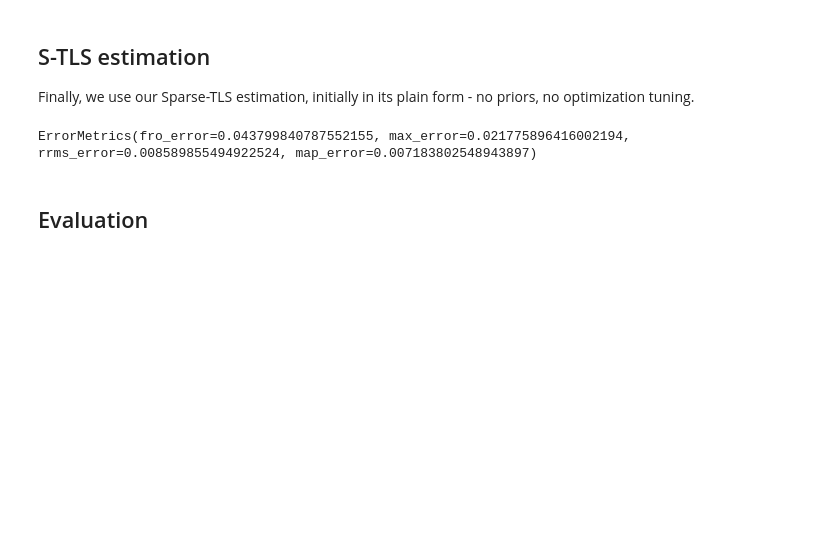
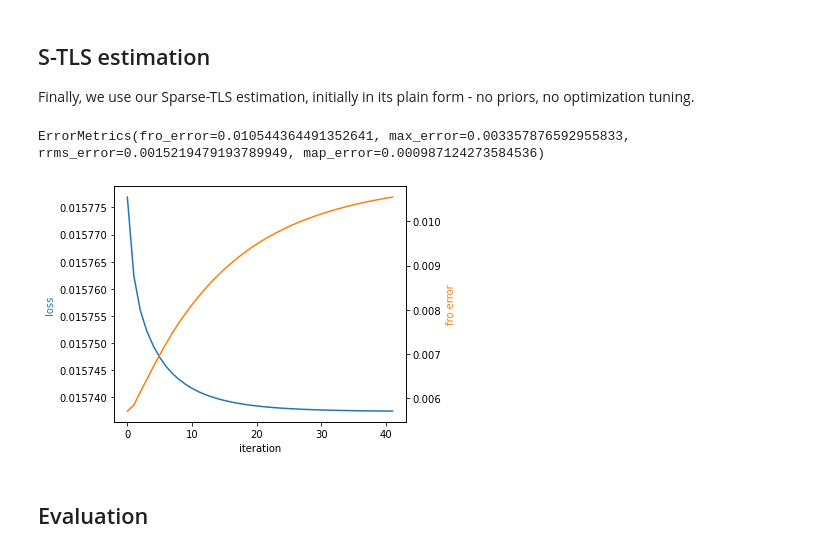
Before and after one commit to DecodEPFL/eiv-grid-id, a Jupyter notebook: notebooks/EF_10_dc_simulation.ipynb, the cells around one changed output. Cells and saved outputs as stored; diff of their text form; code cells hidden in the pictures; blank space fills up the shorter version.

```diff
--- a/notebooks/EF_10_dc_simulation.ipynb
+++ b/notebooks/EF_10_dc_simulation.ipynb
@@ -123,26 +140,28 @@ Finally, we use our Sparse-TLS estimation, initially in its plain form - no prio
 MAX_ITERATIONS = 100
 ABS_TOL = 1e-8
 REL_TOL = 1e-8
-l = lasso_lambda
+l = 4e-4 #lasso_lambda
 
-def is_stationary_point(f_cur, f_prev):
-    return np.abs(f_cur - f_prev) < ABS_TOL or np.abs(f_cur - f_prev) / np.abs(f_prev) < REL_TOL
+def is_stationary_point(f_cur, f_prev, abs_tol, rel_tol):
+    return np.abs(f_cur - f_prev) < abs_tol or np.abs(f_cur - f_prev) / np.abs(f_prev) < rel_tol
 
 def target_loss(x, dx_value, y, beta_value, l):
-    return cp.norm2(cp.vec(y - (x + dx_value) @ beta_value)) ** 2 + cp.norm2(cp.vec(dx_value)) ** 2 + l * cp.norm1(cp.vec(beta_value))
+    return cp.norm2(cp.vec(y - (x - dx_value) @ beta_value)) ** 2 + cp.norm2(cp.vec(dx_value)) ** 2 + l * cp.norm1(cp.vec(beta_value))
 
 def lasso_loss(x, dx_value, y, beta, l):
-    return cp.norm2(cp.vec(y - (x + dx_value) @ beta)) ** 2 + l * cp.norm1(cp.vec(beta))
+    return cp.norm2(cp.vec(y - (x - dx_value) @ beta)) ** 2 + l * cp.norm1(cp.vec(beta))
 
 def ls_loss(x, dx, y, beta_value):
-    return cp.norm2(cp.vec(y - (x + dx) @ beta_value)) ** 2 + cp.norm2(cp.vec(dx)) ** 2
+    return cp.norm2(cp.vec(y - (x - dx) @ beta_value)) ** 2 + cp.norm2(cp.vec(dx)) ** 2
 # %%
 x = measured_voltages.copy()
 dx = cp.Variable(x.shape)
-dx_value = np.zeros_like(x)
+# dx_value = np.zeros_like(x)
+dx_value = noise_voltages
 y = measured_currents.copy()
 beta = cp.Variable(actual_admittance.shape)
-beta_value = np.zeros_like(actual_admittance)
+# beta_value = np.zeros_like(actual_admittance)
+beta_value = actual_admittance
 
 stls_iterations = []
 for i in tqdm(range(MAX_ITERATIONS)):
@@ -161,13 +180,32 @@ for i in tqdm(range(MAX_ITERATIONS)):
     stls_iterations.append((i, target, fro_error(actual_admittance, beta_value)))
 
     # check terminal condition
-    if i > 0 and is_stationary_point(target, stls_iterations[i - 1][1]):
+    if i > 0 and is_stationary_point(target, stls_iterations[i - 1][1], ABS_TOL, REL_TOL):
         break
 
 stls_admittance = beta_value
 stls_error = error_metrics(actual_admittance, stls_admittance)
 stls_error
 # %% [output]
-ErrorMetrics(fro_error=0.043799840787552155, max_error=0.021775896416002194, rrms_error=0.008589855494922524, map_error=0.007183802548943897)
+ErrorMetrics(fro_error=0.010544364491352641, max_error=0.003357876592955833, rrms_error=0.0015219479193789949, map_error=0.000987124273584536)
+# %%
+it_series, target_series, error_series = zip(*stls_iterations)
+
+fig, ax1 = plt.subplots()
+
+color = 'tab:red'
+ax1.set_xlabel('iteration')
+ax1.set_ylabel('loss', color='#1f77b4' )
+plt.plot(it_series, target_series, label='loss', color='#1f77b4')
+
+ax2 = ax1.twinx()  # instantiate a second axes that shares the same x-axis
+
+ax2.set_ylabel('fro error', color='#ff7f0e')
+ax2.plot(it_series, error_series, label='fro error', color='#ff7f0e')
+
+fig.tight_layout()  # otherwise the right y-label is slightly clipped
+plt.show()
+# %% [output]
+[figure, added]
 # %% [markdown]
 ## Evaluation
```
Also changed, not shown: parts of 12 cells of this notebook, 1 other file.
